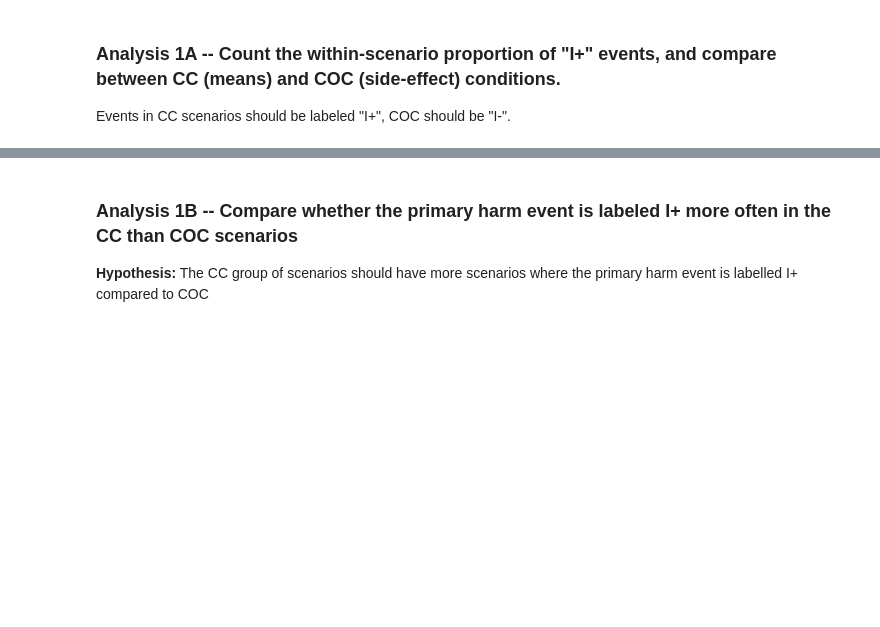
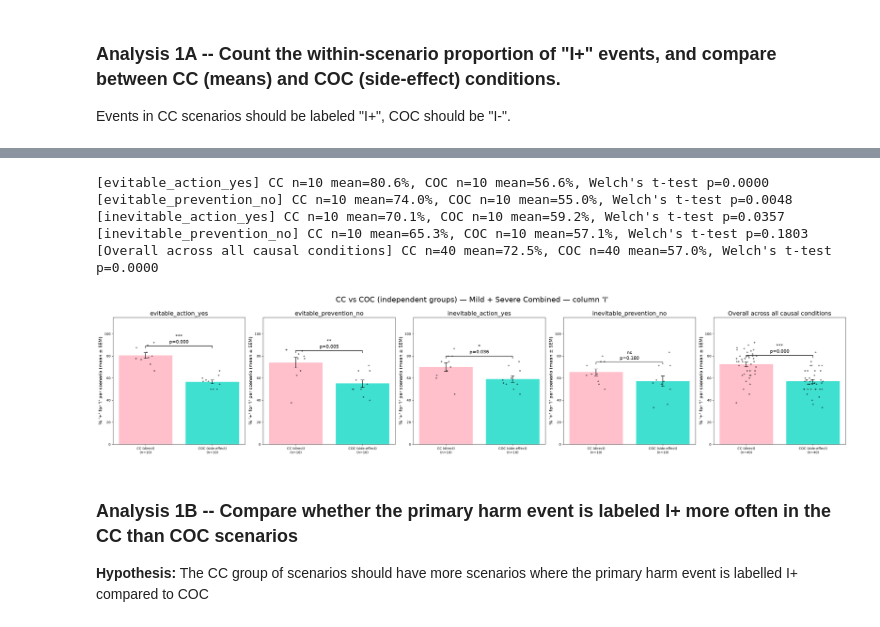
Before and after one commit to AIObjectives/graph_extract, a Jupyter notebook: analysis/franken/analysis_CIK.ipynb, the cells around one changed output, grey strips where cells are left out. Cells and saved outputs as stored; diff of their text form; code cells hidden in the pictures; blank space fills up the shorter version.

```diff
--- a/analysis/franken/analysis_CIK.ipynb
+++ b/analysis/franken/analysis_CIK.ipynb
@@ -165,40 +205,47 @@ side-effect    56.995581
 Name: prop_I, dtype: float64
 t(78.0): 6.026, p = 0.0000
 # %%
-# condition_pairs_cc_coc = [
-#     ("cc_evitable_action_yes_stories",    "coc_evitable_action_yes_stories",    "evitable_action_yes"),
-#     ("cc_evitable_prevention_no_stories", "coc_evitable_prevention_no_stories", "evitable_prevention_no"),
-#     ("cc_inevitable_action_yes_stories",  "coc_inevitable_action_yes_stories",  "inevitable_action_yes"),
-#     ("cc_inevitable_prevention_no_stories","coc_inevitable_prevention_no_stories","inevitable_prevention_no"),
-# ]
+condition_pairs_cc_coc = [
+    ("cc_evitable_action_yes_stories",    "coc_evitable_action_yes_stories",    "evitable_action_yes"),
+    ("cc_evitable_prevention_no_stories", "coc_evitable_prevention_no_stories", "evitable_prevention_no"),
+    ("cc_inevitable_action_yes_stories",  "coc_inevitable_action_yes_stories",  "inevitable_action_yes"),
+    ("cc_inevitable_prevention_no_stories","coc_inevitable_prevention_no_stories","inevitable_prevention_no"),
+]
 
-# panel_vals = []
-# all_vals_a, all_vals_b = [], []
-# for cond_a, cond_b, panel_title in condition_pairs_cc_coc:
-#     vals_a = per_scenario_proportion(all_FRANKEN_df, cond_a, "I").values * 100
-#     vals_b = per_scenario_proportion(all_FRANKEN_df, cond_b, "I").values * 100
-#     panel_vals.append((vals_a, vals_b, panel_title))
-#     all_vals_a.extend(vals_a)
-#     all_vals_b.extend(vals_b)
-# panel_vals.append((np.array(all_vals_a), np.array(all_vals_b), "Overall across all causal conditions"))
+panel_vals = []
+all_vals_a, all_vals_b = [], []
+for cond_a, cond_b, panel_title in condition_pairs_cc_coc:
+    vals_a = per_scenario_proportion(all_FRANKEN_df, cond_a, "I").values * 100
+    vals_b = per_scenario_proportion(all_FRANKEN_df, cond_b, "I").values * 100
+    panel_vals.append((vals_a, vals_b, panel_title))
+    all_vals_a.extend(vals_a)
+    all_vals_b.extend(vals_b)
+panel_vals.append((np.array(all_vals_a), np.array(all_vals_b), "Overall across all causal conditions"))
 
-# fig, axs = plt.subplots(1, 5, figsize=(32, 7))
-# for ax, (vals_a, vals_b, panel_title) in zip(axs, panel_vals):
-#     p_val = ttest_ind(vals_a, vals_b, equal_var=False).pvalue
-#     means, sems, n = bar_dot_sem(ax, {"CC (direct)": vals_a, "COC (side-effect)": vals_b}, colors=["pink", "turquoise"])
-#     y_top = max(m + s for m, s in zip(means, sems)) + 4
-#     ax.plot([0, 0, 1, 1], [y_top, y_top + 2, y_top + 2, y_top], lw=1.2, c="black")
-#     ax.text(0.5, y_top + 3, f"{sig_stars(p_val)}\np={p_val:.3f}", ha="center", va="bottom", fontsize=14)
-#     ax.set_ylim(0, 115)
-#     ax.set_ylabel("% '+' for 'I' per scenario (mean ± SEM)")
-#     ax.yaxis.label.set_size(14)
-#     ax.set_title(panel_title, fontsize=18)
+fig, axs = plt.subplots(1, 5, figsize=(32, 7))
+for ax, (vals_a, vals_b, panel_title) in zip(axs, panel_vals):
+    p_val = ttest_ind(vals_a, vals_b, equal_var=False).pvalue
+    means, sems, n = bar_dot_sem(ax, {"CC (direct)": vals_a, "COC (side-effect)": vals_b}, colors=["pink", "turquoise"])
+    y_top = max(m + s for m, s in zip(means, sems)) + 4
+    ax.plot([0, 0, 1, 1], [y_top, y_top + 2, y_top + 2, y_top], lw=1.2, c="black")
+    ax.text(0.5, y_top + 3, f"{sig_stars(p_val)}\np={p_val:.3f}", ha="center", va="bottom", fontsize=14)
+    ax.set_ylim(0, 115)
+    ax.set_ylabel("% '+' for 'I' per scenario (mean ± SEM)")
+    ax.yaxis.label.set_size(14)
+    ax.set_title(panel_title, fontsize=18)
 
-#     print(f"[{panel_title}] CC n={len(vals_a)} mean={np.mean(vals_a):.1f}%, COC n={len(vals_b)} mean={np.mean(vals_b):.1f}%, Welch's t-test p={p_val:.4f}")
+    print(f"[{panel_title}] CC n={len(vals_a)} mean={np.mean(vals_a):.1f}%, COC n={len(vals_b)} mean={np.mean(vals_b):.1f}%, Welch's t-test p={p_val:.4f}")
 
-# plt.suptitle("CC vs COC (independent groups) — Mild + Severe Combined — column 'I'", fontsize=22)
-# plt.tight_layout(rect=[0, 0, 1, 0.98])
-# plt.show()
+plt.suptitle("CC vs COC (independent groups) — Mild + Severe Combined — column 'I'", fontsize=22)
+plt.tight_layout(rect=[0, 0, 1, 0.98])
+plt.show()
+# %% [output]
+[evitable_action_yes] CC n=10 mean=80.6%, COC n=10 mean=56.6%, Welch's t-test p=0.0000
+[evitable_prevention_no] CC n=10 mean=74.0%, COC n=10 mean=55.0%, Welch's t-test p=0.0048
+[inevitable_action_yes] CC n=10 mean=70.1%, COC n=10 mean=59.2%, Welch's t-test p=0.0357
+[inevitable_prevention_no] CC n=10 mean=65.3%, COC n=10 mean=57.1%, Welch's t-test p=0.1803
+[Overall across all causal conditions] CC n=40 mean=72.5%, COC n=40 mean=57.0%, Welch's t-test p=0.0000
+[figure, added]
 # %% [markdown]
 ### Analysis 1B -- Compare whether the primary harm event is labeled I+ more often in the CC than COC scenarios
 
```
Also changed, not shown: parts of 9 cells of this notebook.
